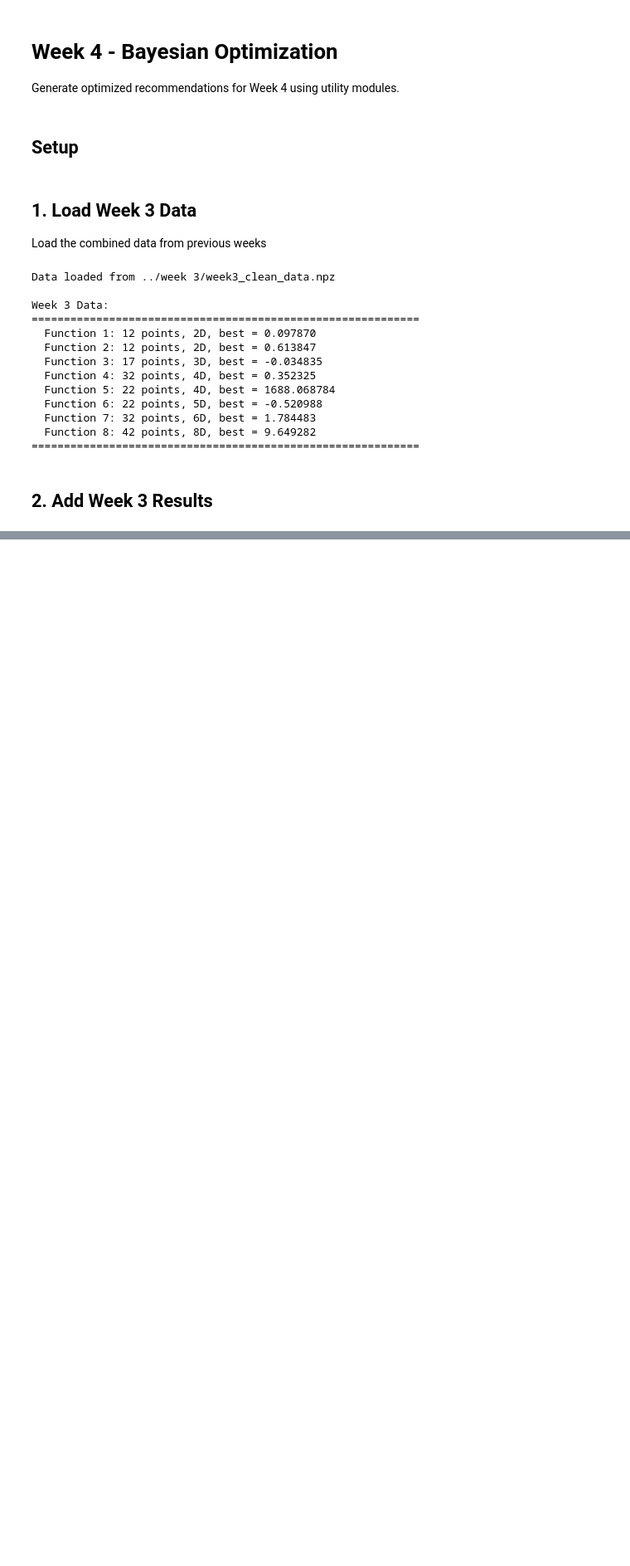
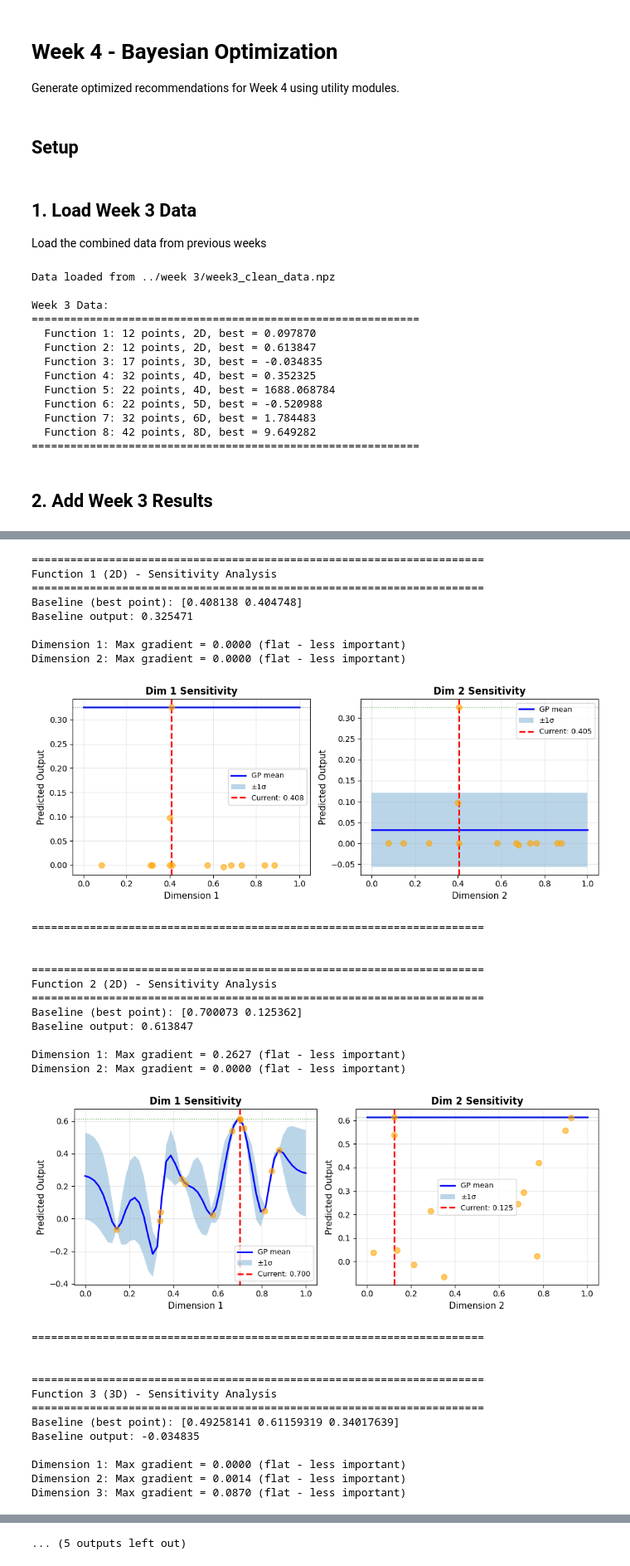
Before and after one commit to MarianaLozynska/capstone-project, a Jupyter notebook: week 4/week4_function_analysis.ipynb, the cells around one changed output, grey strips where cells are left out. Shown at 83% size. Cells and saved outputs as stored; diff of their text form; code cells hidden in the pictures; blank space fills up the shorter version.

Commit message:
week for analysis

```diff
--- a/week 4/week4_function_analysis.ipynb
+++ b/week 4/week4_function_analysis.ipynb
@@ -51,15 +56,21 @@ week3_inputs = {
     5: np.array([0.937863, 1.000000, 1.000000, 1.000000]),
     6: np.array([0.902076, 0.195368, 0.734603, 0.561943, 0.155898]),
     7: np.array([0.000000, 0.238111, 0.820828, 0.126481, 0.352484, 0.885496]),
-    8: np.array([0.144443, 0.040302, 0.100000, 0.127071, 1.000000, 0.021611, 0.100000, 0.0])
+    8: np.array([0.144443, 0.040302, 0.100000, 0.127071, 1.000000, 0.021611, 0.100000, 0.984114])
 }
 
 # Week 3 outputs (received from black box)
-# TODO: Fill in when results are returned
 week3_outputs = {
-
+    1: 0.32547065237773726,
+    2: 0.0480422918344799,
+    3: -0.1749553993662295,
+    4: 0.42256108847277263,
+    5: 7599.502461741096,
+    6: -1.0560487918151704,
+    7: 1.372035137814457,
+    8: 9.6971798574364
 }
 
-# Combine with Week 3
+# Combine with Week 3 results
 inputs, outputs = combine_with_week_results(inputs, outputs, week3_inputs, week3_outputs)
-print_data_summary(inputs, outputs, "After Week 3")
+print_data_summary(inputs, outputs, "After Week 3 Results")
@@ -65,0 +153,39 @@ print_data_summary(inputs, outputs, "After Week 3")
+# %%
+from utils.sensitivity import sensitivity_analysis
+
+for func_id in range(1, 9):
+    sensitivity_analysis(func_id, inputs[func_id], outputs[func_id])
+# %% [output]
+======================================================================
+Function 1 (2D) - Sensitivity Analysis
+======================================================================
+Baseline (best point): [0.408138 0.404748]
+Baseline output: 0.325471
+
+Dimension 1: Max gradient = 0.0000 (flat - less important)
+Dimension 2: Max gradient = 0.0000 (flat - less important)
+[figure, added]
+======================================================================
+
+
+======================================================================
+Function 2 (2D) - Sensitivity Analysis
+======================================================================
+Baseline (best point): [0.700073 0.125362]
+Baseline output: 0.613847
+
+Dimension 1: Max gradient = 0.2627 (flat - less important)
+Dimension 2: Max gradient = 0.0000 (flat - less important)
+[figure, added]
+======================================================================
+
+
+======================================================================
+Function 3 (3D) - Sensitivity Analysis
+======================================================================
+Baseline (best point): [0.49258141 0.61159319 0.34017639]
+Baseline output: -0.034835
+
+Dimension 1: Max gradient = 0.0000 (flat - less important)
+Dimension 2: Max gradient = 0.0014 (flat - less important)
+Dimension 3: Max gradient = 0.0870 (flat - less important)
@@ -65,0 +236 @@ print_data_summary(inputs, outputs, "After Week 3")
+... (5 outputs left out)
```
Also changed, not shown: parts of 11 cells of this notebook, 3 other files.
